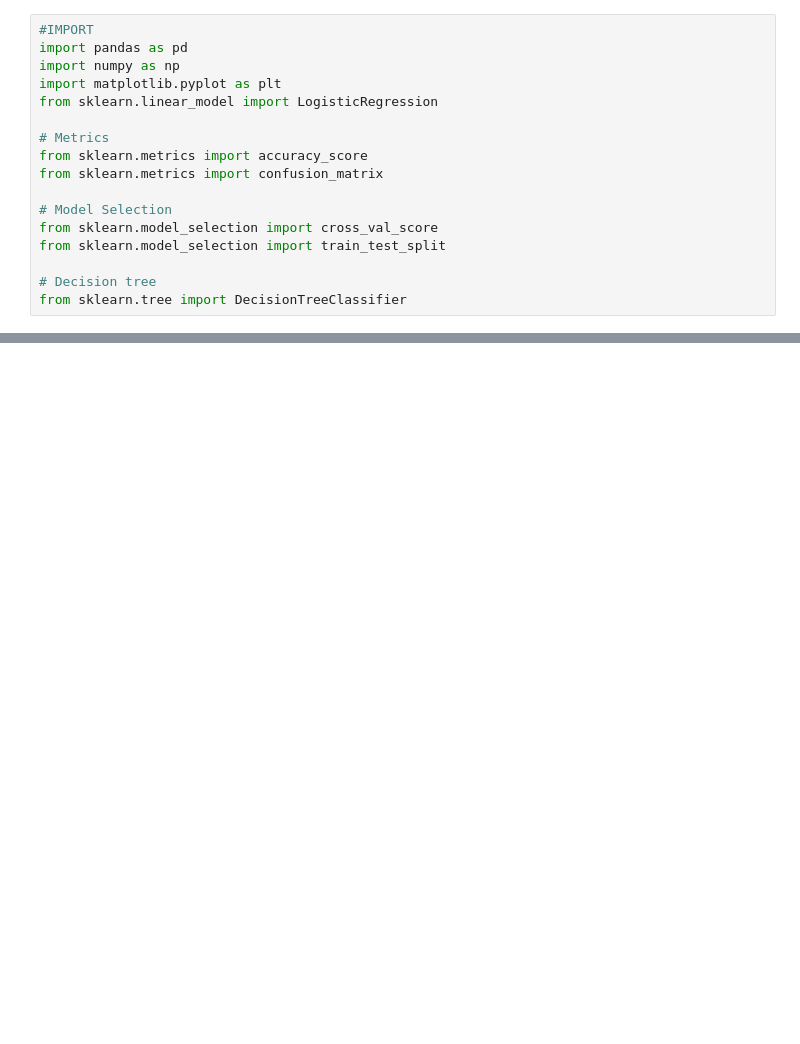
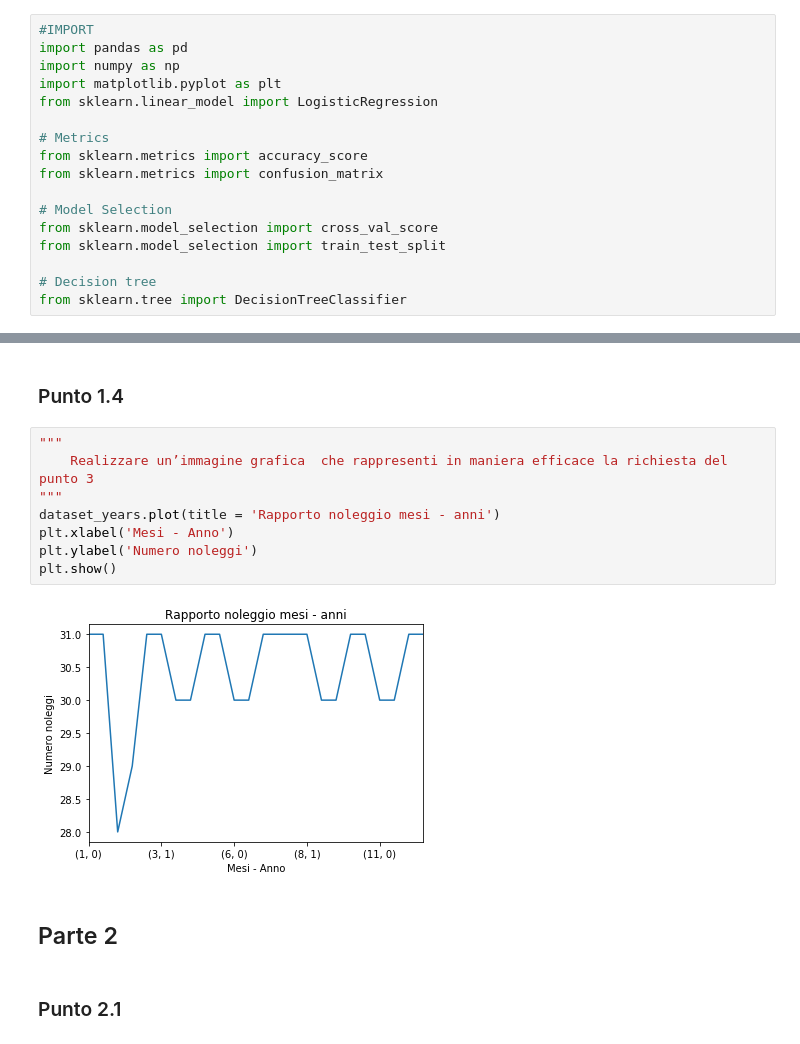
Before and after one commit to ZippoCode/Big-Data-Analysis, a Jupyter notebook: Appelli d'esame/20150216/20150216.ipynb, the cells around one changed output, grey strips where cells are left out. Saved outputs shown, nothing was run; the diff lists cells and outputs as text; blank space fills up the shorter version.

```diff
--- a/Appelli d'esame/20150216/20150216.ipynb
+++ b/Appelli d'esame/20150216/20150216.ipynb
@@ -205,0 +103,16 @@ NON SI PUO' FARE
+# %% [markdown]
+### Punto 1.4
+# %%
+"""
+    Realizzare un’immagine grafica  che rappresenti in maniera efficace la richiesta del punto 3
+"""
+dataset_years.plot(title = 'Rapporto noleggio mesi - anni')
+plt.xlabel('Mesi - Anno')
+plt.ylabel('Numero noleggi')
+plt.show()
+# %% [output]
+[figure, added]
+# %% [markdown]
+## Parte 2
+# %% [markdown]
+### Punto 2.1
```
Also changed, not shown: parts of 37 cells of this notebook, 7 other files.
